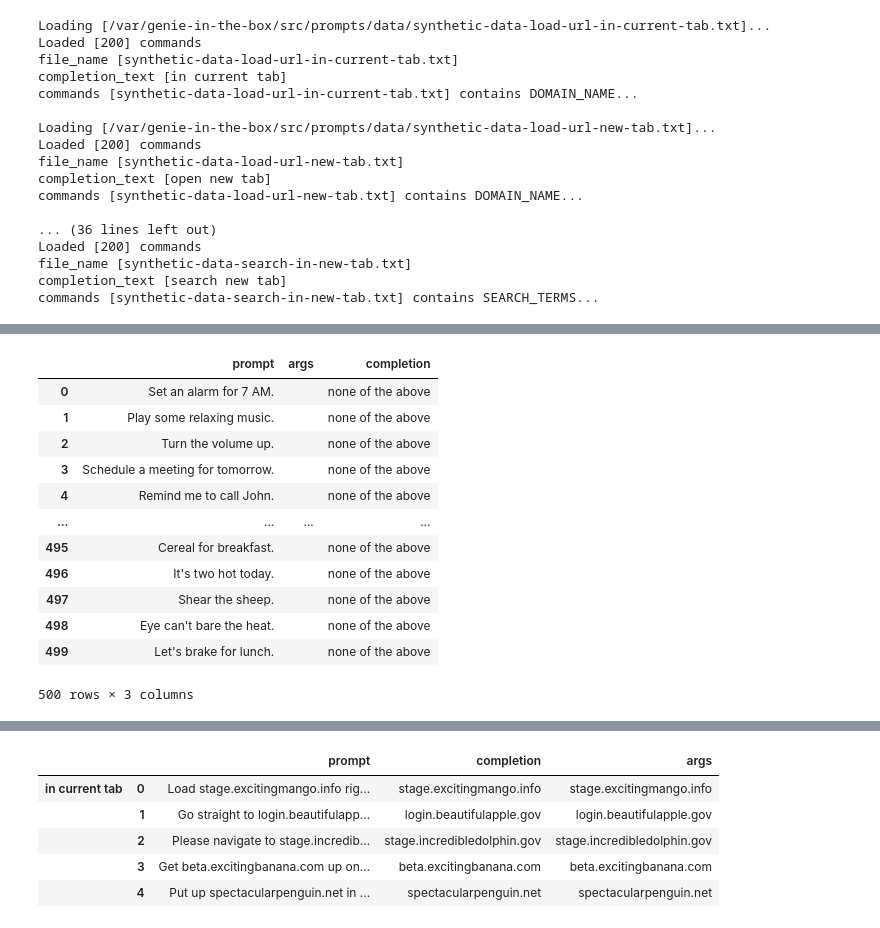
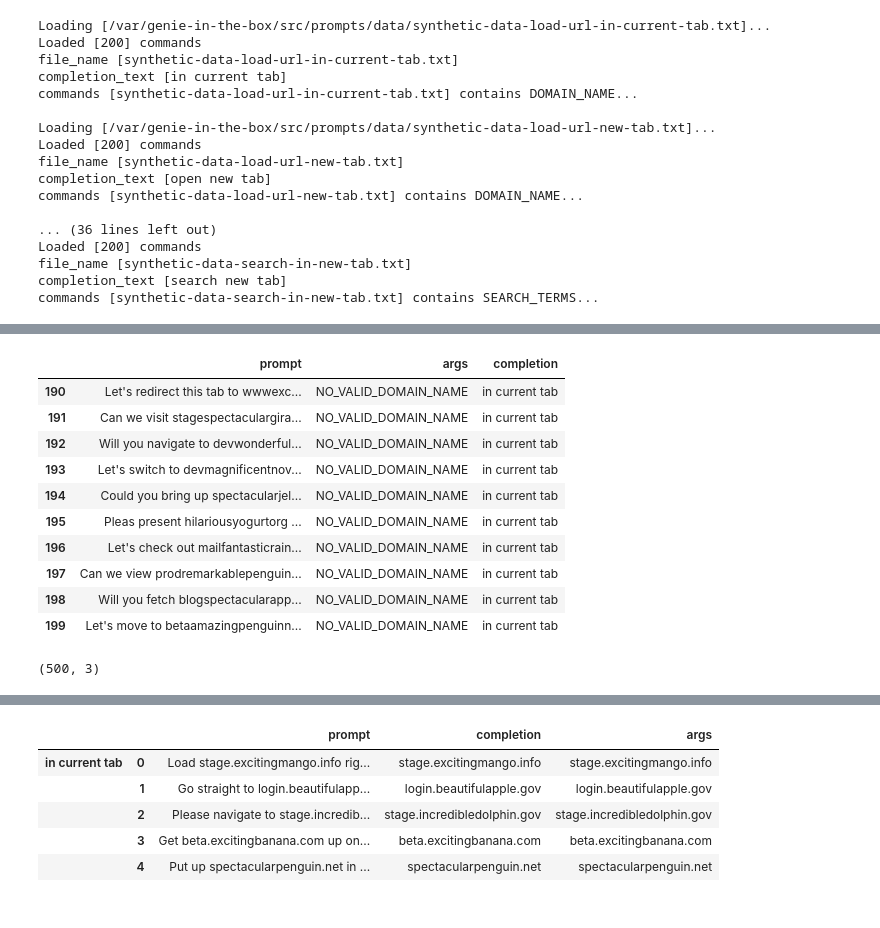
Before and after one commit to deepily/genie-in-the-box, a Jupyter notebook: src/notebooks/synthetic-data-generation-plain-text.ipynb, the cells around one changed output, grey strips where cells are left out. Cells and saved outputs as stored; diff of their text form; code cells hidden in the pictures.

```diff
--- a/src/notebooks/synthetic-data-generation-plain-text.ipynb
+++ b/src/notebooks/synthetic-data-generation-plain-text.ipynb
@@ -288,19 +319,21 @@ commands [synthetic-data-search-in-new-tab.txt] contains SEARCH_TERMS...
+# %%
+vox_command_dfs[ "in current tab" ].tail( 10 )
+# %% [output]
+|  | prompt | args | completion |
+| 190 | Let's redirect this tab to wwwexc... | NO_VALID_DOMAIN_NAME | in current tab |
+| 191 | Can we visit stagespectaculargira... | NO_VALID_DOMAIN_NAME | in current tab |
+| 192 | Will you navigate to devwonderful... | NO_VALID_DOMAIN_NAME | in current tab |
+| 193 | Let's switch to devmagnificentnov... | NO_VALID_DOMAIN_NAME | in current tab |
+| 194 | Could you bring up spectacularjel... | NO_VALID_DOMAIN_NAME | in current tab |
+| 195 | Pleas present hilariousyogurtorg ... | NO_VALID_DOMAIN_NAME | in current tab |
+| 196 | Let's check out mailfantasticrain... | NO_VALID_DOMAIN_NAME | in current tab |
+| 197 | Can we view prodremarkablepenguin... | NO_VALID_DOMAIN_NAME | in current tab |
+| 198 | Will you fetch blogspectacularapp... | NO_VALID_DOMAIN_NAME | in current tab |
+| 199 | Let's move to betaamazingpenguinn... | NO_VALID_DOMAIN_NAME | in current tab |
 # %%
-vox_command_dfs[ "none of the above" ]
+vox_command_dfs[ "none of the above" ].shape
 # %% [output]
-|  | prompt | args | completion |
-| 0 | Set an alarm for 7 AM. |  | none of the above |
-| 1 | Play some relaxing music. |  | none of the above |
-| 2 | Turn the volume up. |  | none of the above |
-| 3 | Schedule a meeting for tomorrow. |  | none of the above |
-| 4 | Remind me to call John. |  | none of the above |
-| ... | ... | ... | ... |
-| 495 | Cereal for breakfast. |  | none of the above |
-| 496 | It's two hot today. |  | none of the above |
-| 497 | Shear the sheep. |  | none of the above |
-| 498 | Eye can't bare the heat. |  | none of the above |
-| 499 | Let's brake for lunch. |  | none of the above |
-500 rows × 3 columns
+(500, 3)
 # %%
 # update list of data frames
 vox_command_dfs = get_vox_commands( training_data_paths, vox_filename_to_completion_text_dict )
```
Also changed, not shown: parts of 8 cells of this notebook.
